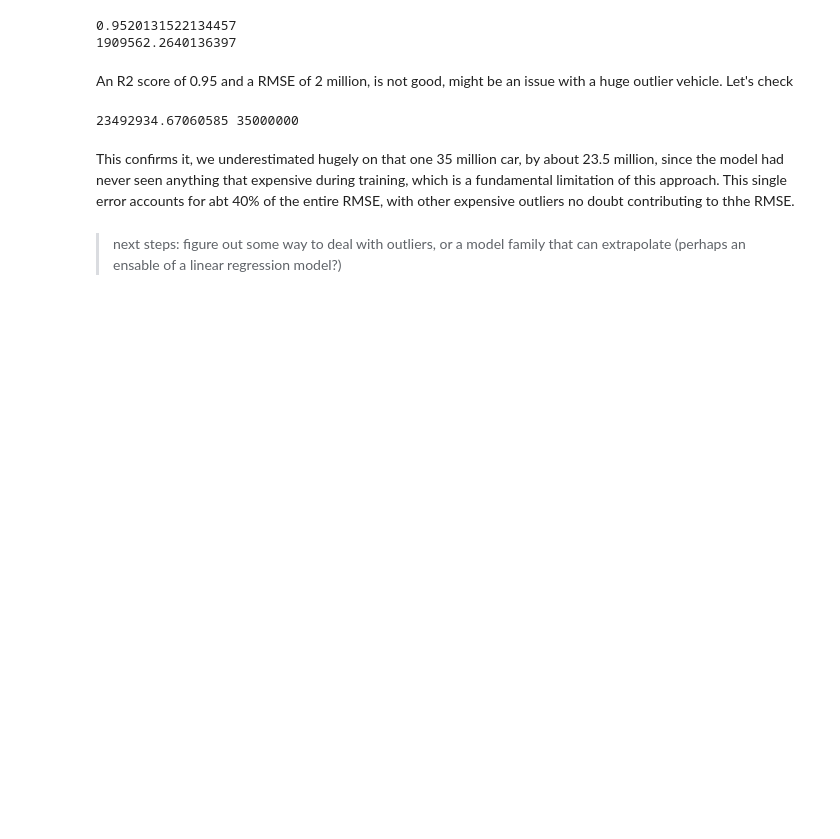
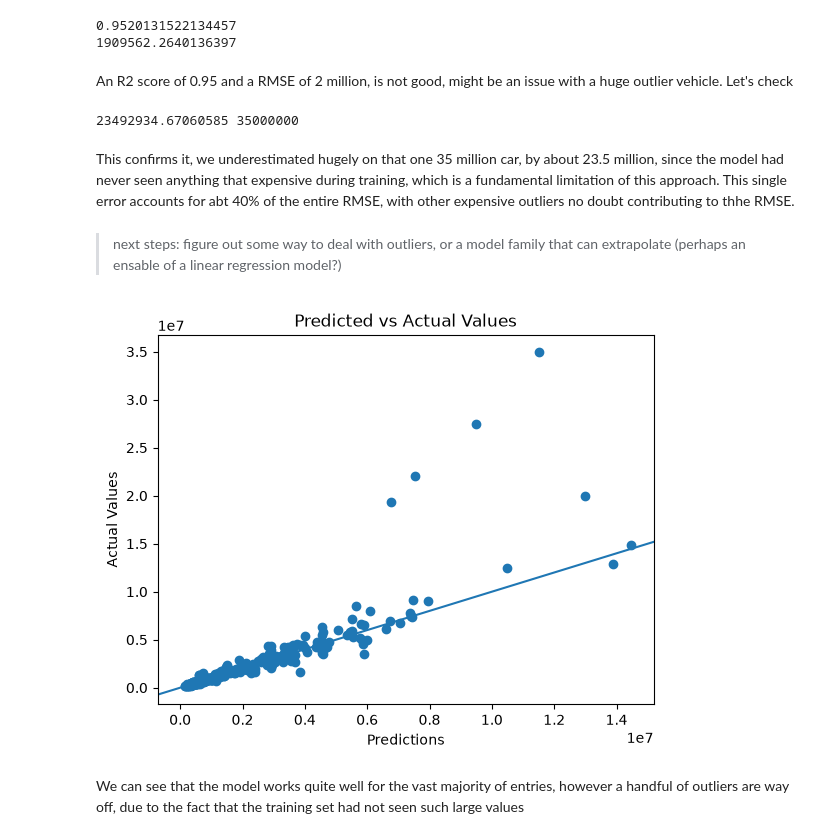
Before and after one commit to zainbabar/vehicle-price-predictor, a Jupyter notebook: vehicle.ipynb, the cells around one changed output. Drawn from its saved outputs; the diff is of its cells as text; code cells hidden in the pictures; blank space fills up the shorter version.

```diff
--- a/vehicle.ipynb
+++ b/vehicle.ipynb
@@ -936,3 +936,14 @@ print(residuals.loc[worst_idx], y_test.loc[worst_idx])
 This confirms it, we underestimated hugely on that one 35 million car, by about 23.5 million, since the model had never seen anything that expensive during training, which is a fundamental limitation of this approach. This single error accounts for abt 40% of the entire RMSE, with other expensive outliers no doubt contributing to thhe RMSE.
 # %% [markdown]
 > next steps: figure out some way to deal with outliers, or a model family that can extrapolate (perhaps an ensable of a linear regression model?)
+# %%
+plt.scatter(np.exp(y_pred), np.exp(y_test_log))
+plt.title("Predicted vs Actual Values")
+plt.xlabel("Predictions")
+plt.ylabel("Actual Values")
+plt.axline((0,0), slope=1)
+plt.show()
+# %% [output]
+[figure, added]
+# %% [markdown]
+We can see that the model works quite well for the vast majority of entries, however a handful of outliers are way off, due to the fact that the training set had not seen such large values
```
Also changed, not shown: parts of 8 cells of this notebook.
